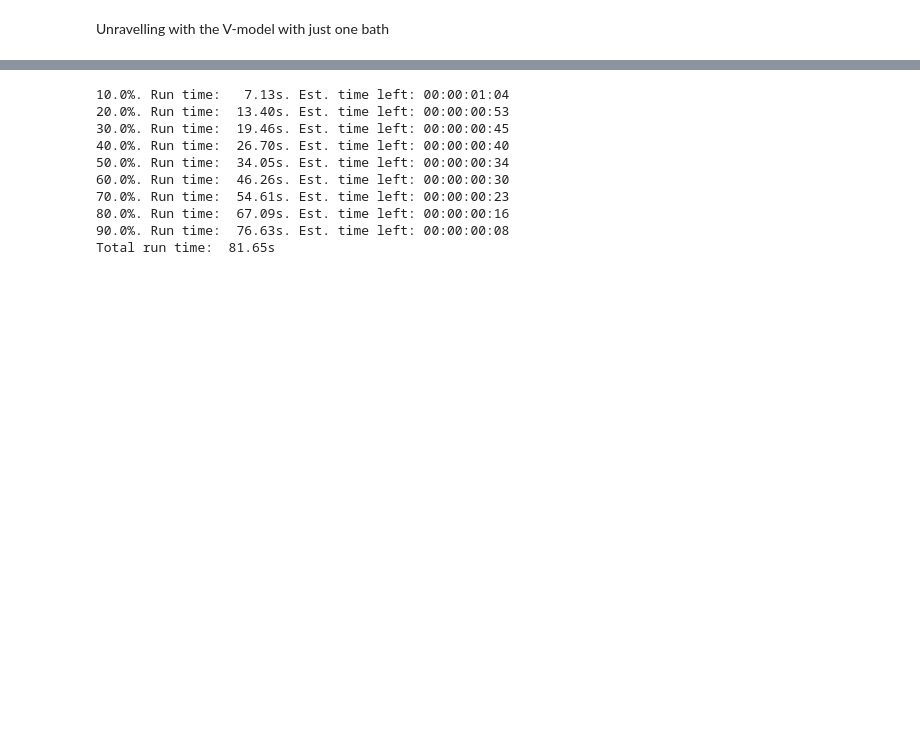
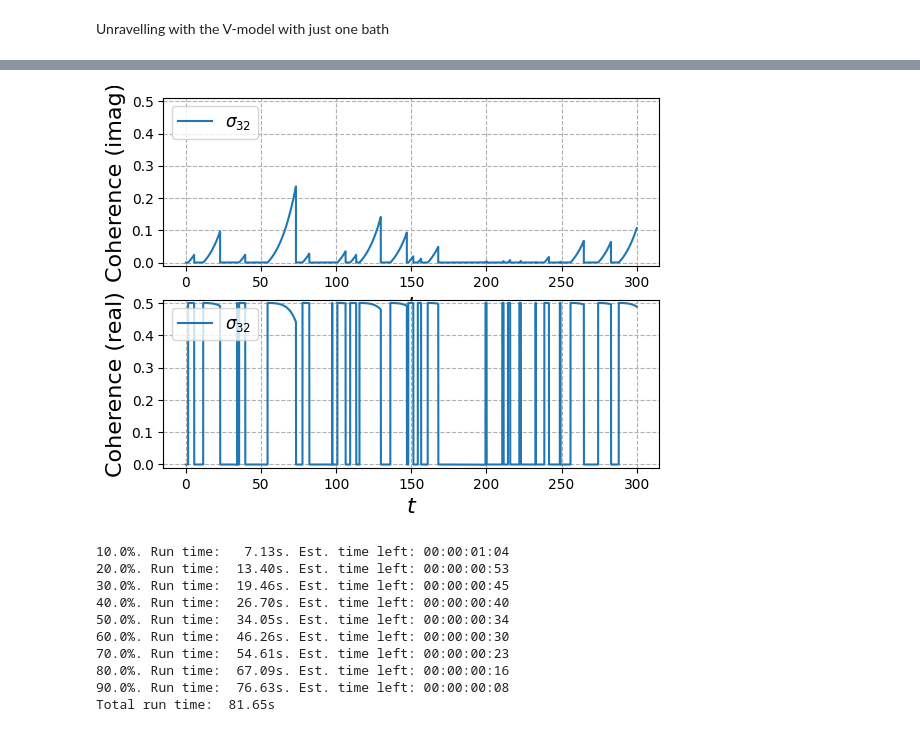
Before and after one commit to mikeal888/The_V_model, a Jupyter notebook: Equilibrium.ipynb, the cells around one changed output, grey strips where cells are left out. Drawn from its saved outputs; the diff is of its cells as text; code cells hidden in the pictures; blank space fills up the shorter version.

```diff
--- a/Equilibrium.ipynb
+++ b/Equilibrium.ipynb
@@ -129,3 +127,31 @@ plt.show()
+# %%
+# plot the imaginary and real parts of the coherence side by side
+
+plt.subplot(211)
+plt.plot(tlist, g32_evo_uni.imag, label=r'$\sigma_{32}$')
+
+plt.xlabel(r'$t$', fontsize=16)
+plt.ylabel('Coherence (imag)', fontsize=16)
+plt.legend(fontsize=12, loc="upper left")
+plt.grid(linestyle='--')
+plt.ylim(-0.011, 0.51)
+
+# plt.vlines([tau],-0.5,0.5,colors=['black'], linestyles=['--'])
+
+plt.subplot(212)
+
+plt.plot(tlist, g32_evo_uni.real, label=r'$\sigma_{32}$')
+
+plt.xlabel(r'$t$', fontsize=16)
+plt.ylabel('Coherence (real)', fontsize=16)
+plt.legend(fontsize=12, loc="upper left")
+plt.grid(linestyle='--')
+
+plt.ylim(-0.01, 0.51)
+
+plt.show()
+# %% [output]
+[figure, added]
 # %%
 # Let's build the non-conditional density operator by averaging over an ensemble of trajectories, for comparison to the solution of the QME
 # Unified only, we know the secular equation will give simple behaviour for the coherence
```
Also changed, not shown: parts of 13 cells of this notebook.
